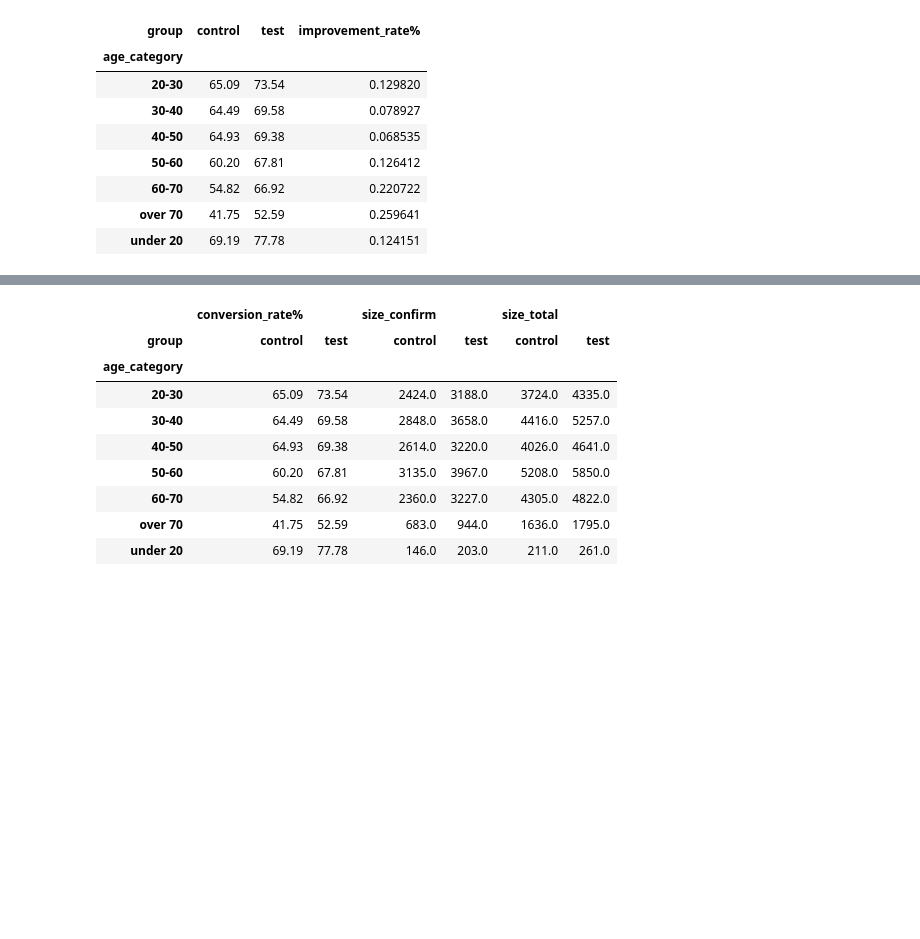
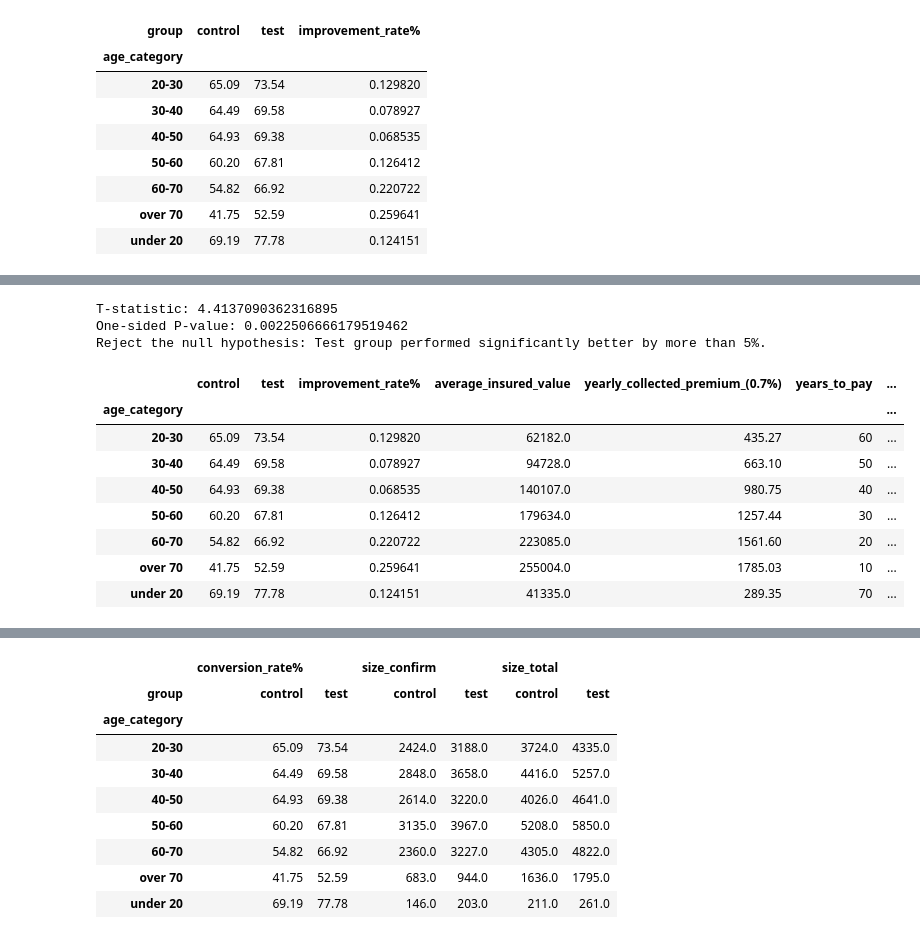
Before and after one commit to mauurits/vanguard-ab-test, a Jupyter notebook: notebooks/x. archive/Analysis - error count and conversion rate.ipynb, the cells around one changed output, grey strips where cells are left out. Saved outputs shown, nothing was run; the diff lists cells and outputs as text; code cells hidden in the pictures; blank space fills up the shorter version.

```diff
--- a/notebooks/Analysis - error count and conversion rate.ipynb
+++ b/notebooks/x. archive/Analysis - error count and conversion rate.ipynb
@@ -369,0 +412,57 @@ pivot_conversion
+# %%
+# Completion Rate with a Cost-Effectiveness Threshold Maurits
+# Null Hypothesis (\(H_0\)): The completion rate for the Test group (new design) is equal to or less than the completion rate for the Control group (old design) increased by 5%.
+# Alternative Hypothesis (\(H_a\)): The completion rate for the Test group (new design) is greater than the completion rate for the Control group (old design) increased by 5%.
+
+import numpy as np
+from scipy import stats
+
+# Conversion rates for control and test groups
+control = np.array([65.09, 64.49, 64.93, 60.20, 54.82, 41.75, 69.19])
+test = np.array([73.54, 69.58, 69.38, 67.81, 66.92, 52.59, 77.78])
+
+# Adjust control rates by adding 5%
+control_adjusted = control * 1.05
+
+# Perform one-sided paired t-test: alternative hypothesis (test > control + 5%)
+t_stat, p_value = stats.ttest_rel(test, control_adjusted)
+
+# Since ttest_rel performs a two-sided test, divide p-value by 2 to get one-sided result
+p_value_one_sided = p_value / 2
+
+# Print results
+print(f"T-statistic: {t_stat}")
+print(f"One-sided P-value: {p_value_one_sided}")
+
+# Interpretation
+alpha = 0.05
+if p_value_one_sided < alpha and t_stat > 0:
+    print("Reject the null hypothesis: Test group performed significantly better by more than 5%.")
+else:
+    print("Fail to reject the null hypothesis: Test group did not perform significantly better by more than 5%.")
+# %% [output]
+T-statistic: 4.4137090362316895
+One-sided P-value: 0.0022506666179519462
+Reject the null hypothesis: Test group performed significantly better by more than 5%.
+# %%
+pivot_concat_bal = pd.concat([pivot_conversion, average_bal_grouped.round(0)], axis=1, join='outer', ignore_index=False)
+pivot_concat_bal = pivot_concat_bal.rename(columns={'bal': 'average_insured_value'})
+pivot_concat_bal['yearly_collected_premium_(0.7%)'] = (pivot_concat_bal['average_insured_value']*0.007).round(2)
+manual_data = [60, 50, 40, 30, 20, 10, 70]
+
+# # Inserting the new column at position 1 (second column)
+pivot_concat_bal.insert(5, 'years_to_pay', manual_data)
+pivot_concat_bal['FV_at_6%APY'] = ((pivot_concat_bal['yearly_collected_premium_(0.7%)'])*(1.06**pivot_concat_bal['years_to_pay'])).round(2)
+pivot_concat_bal['increase_FV_newUI_per_sale'] = ((pivot_concat_bal['FV_at_6%APY']*(1+pivot_concat_bal['improvement_rate%']))-pivot_concat_bal['FV_at_6%APY']).round(2)
+pivot_concat_bal
+# pivot_concat_bal.to_csv('financial_effect.csv', index=True)
+# %% [output]
+|  | control | test | improvement_rate% | average_insured_value | yearly_collected_premium_(0.7%) | years_to_pay | ... |
+| age_category |  |  |  |  |  |  | ... |
+| 20-30 | 65.09 | 73.54 | 0.129820 | 62182.0 | 435.27 | 60 | ... |
+| 30-40 | 64.49 | 69.58 | 0.078927 | 94728.0 | 663.10 | 50 | ... |
+| 40-50 | 64.93 | 69.38 | 0.068535 | 140107.0 | 980.75 | 40 | ... |
+| 50-60 | 60.20 | 67.81 | 0.126412 | 179634.0 | 1257.44 | 30 | ... |
+| 60-70 | 54.82 | 66.92 | 0.220722 | 223085.0 | 1561.60 | 20 | ... |
+| over 70 | 41.75 | 52.59 | 0.259641 | 255004.0 | 1785.03 | 10 | ... |
+| under 20 | 69.19 | 77.78 | 0.124151 | 41335.0 | 289.35 | 70 | ... |
```
Also changed, not shown: parts of 15 cells of this notebook, 29 other files.
